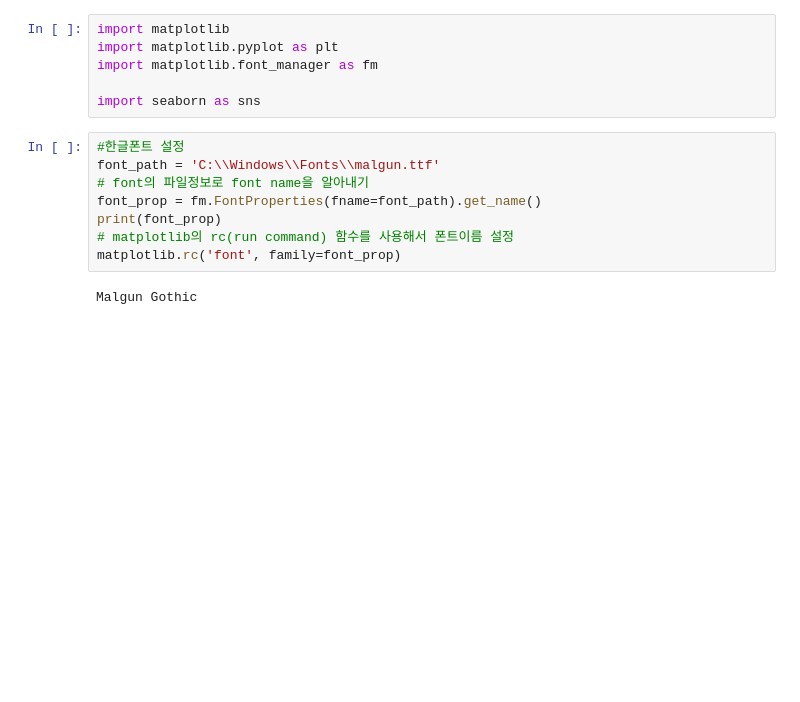
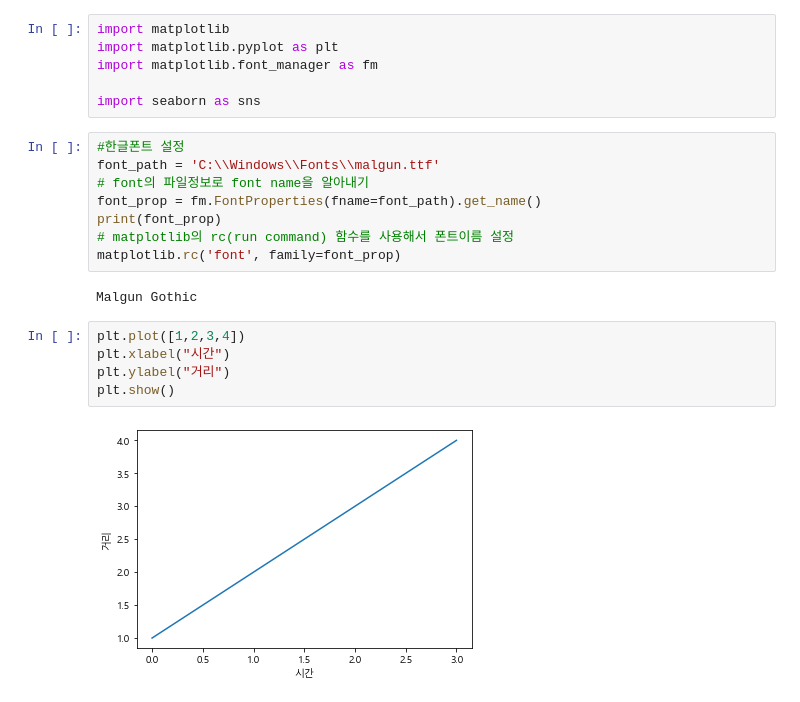
Before and after one commit to Yh0sun/python_webscrap, a Jupyter notebook: 08_congressperson.ipynb, the cells around one changed output. Saved outputs shown, nothing was run; the diff lists cells and outputs as text; blank space fills up the shorter version.

```diff
--- a/08_congressperson.ipynb
+++ b/08_congressperson.ipynb
@@ -410,3 +410,10 @@ print(font_prop)
 matplotlib.rc('font', family=font_prop)
 # %% [output]
 Malgun Gothic
+# %%
+plt.plot([1,2,3,4])
+plt.xlabel("시간")
+plt.ylabel("거리")
+plt.show()
+# %% [output]
+[figure, added]
```
